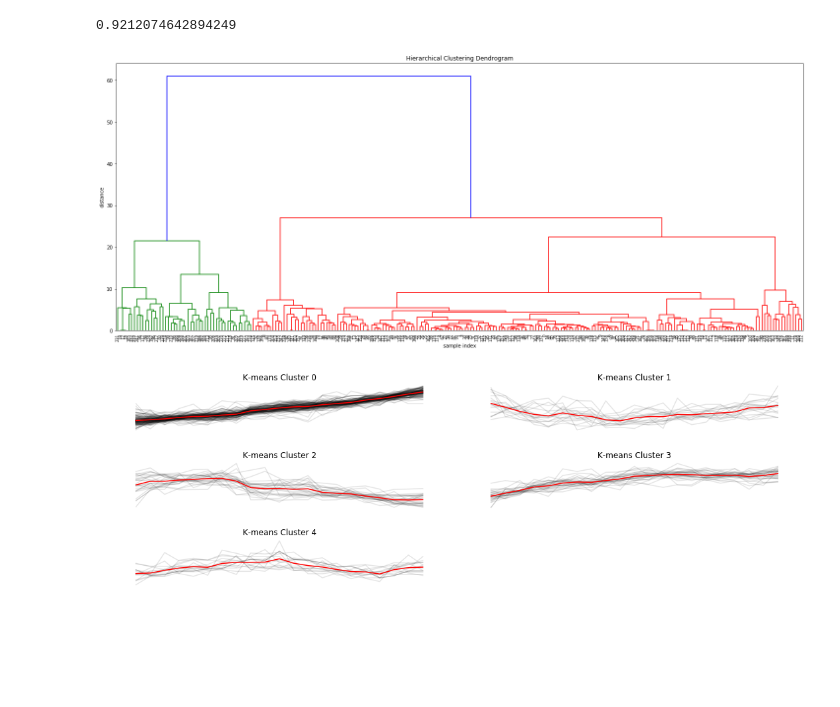
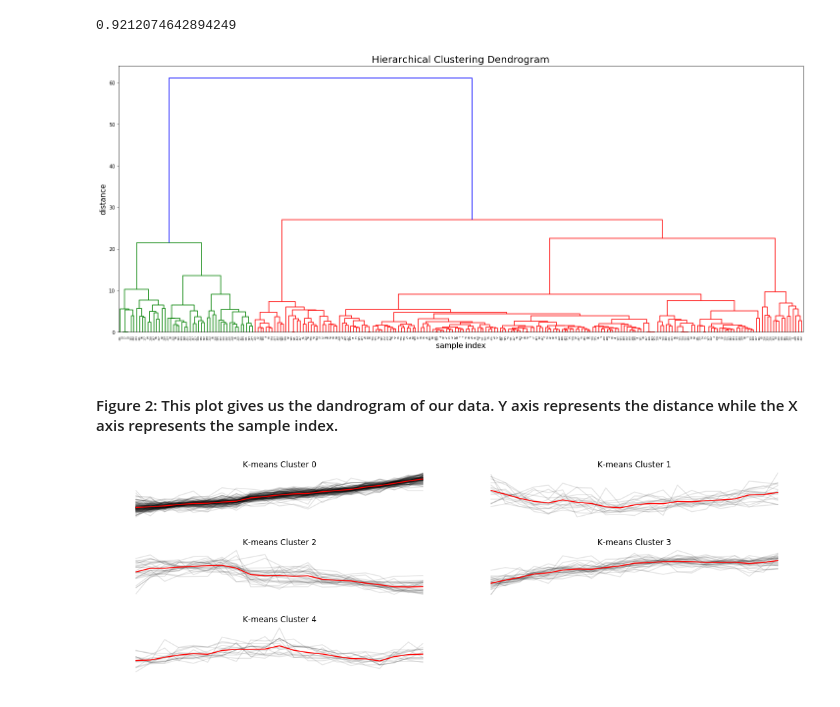
Before and after one commit to gauravcusp/Urban_Informatics_Coding_Assignments, a Jupyter notebook: HW11_gb1877/HW11_1_gb1877.ipynb, the cells around one changed output. Cells and saved outputs as stored; diff of their text form; code cells hidden in the pictures; blank space fills up the shorter version.

```diff
--- a/HW11_gb1877/HW11_1_gb1877.ipynb
+++ b/HW11_gb1877/HW11_1_gb1877.ipynb
@@ -339,17 +329,19 @@ c
 # %%
 # calculate full dendrogram
 plt.figure(figsize=(25, 10))
-plt.title('Hierarchical Clustering Dendrogram')
-plt.xlabel('sample index')
-plt.ylabel('distance')
+plt.title('Hierarchical Clustering Dendrogram', fontsize=20)
+plt.xlabel('sample index', fontsize=15)
+plt.ylabel('distance', fontsize=15)
 dendrogram(
     Z,
     leaf_rotation=90.,  # rotates the x axis labels
-    leaf_font_size=8.,  # font size for the x axis labels
+    leaf_font_size=5.,  # font size for the x axis labels
 )
 pl.show()
 # %% [output]
-[figure, old version]
+[figure, new version]
+# %% [markdown]
+#### Figure 2: This plot gives us the dandrogram of our data. Y axis represents the distance while the X axis represents the sample index.
 # %%
 fig = pl.figure(figsize=(15,5))
 
```
Also changed, not shown: parts of 8 cells of this notebook, 1 other file.
